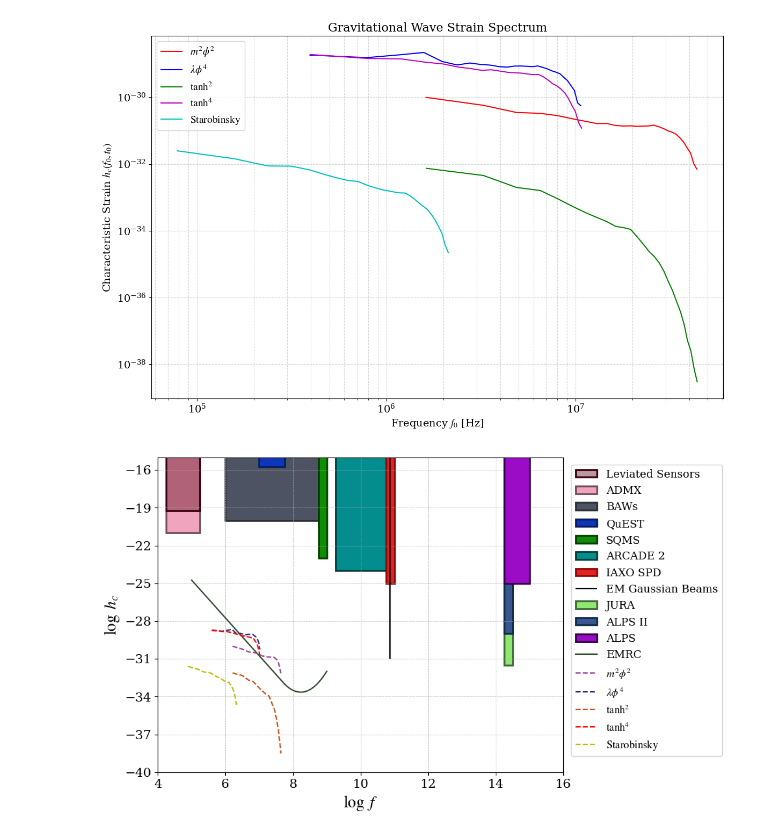
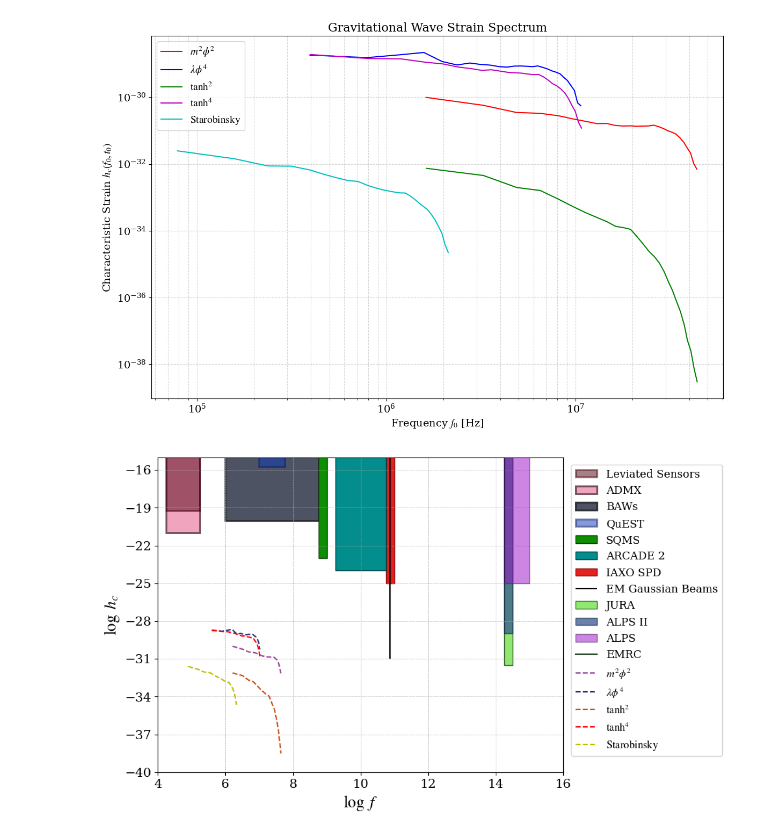
Before and after one commit to TomasCiccarella/Tesis, a Jupyter notebook: cosmolattice/GW_Exp.ipynb, the cells around one changed output. Cells and saved outputs as stored; diff of their text form; code cells hidden in the pictures.

```diff
--- a/cosmolattice/GW_Exp.ipynb
+++ b/cosmolattice/GW_Exp.ipynb
@@ -210,7 +210,8 @@ rectLS = patches.Rectangle(
     edgecolor=to_rgba("#3a000d", alpha=1.0),
     linewidth=2,
     label="Leviated Sensors",
-    zorder=1
+    zorder=1,
+    alpha = 0.5
 )
 ax.add_patch(rectLS)
 
@@ -223,7 +224,7 @@ rectADMX = patches.Rectangle(
     alpha=1,
     linewidth=2,
     label = "ADMX",
-    zorder = 0
+    zorder = 0,
 )
 ax.add_patch(rectADMX)
 
@@ -236,7 +237,7 @@ rectBAWs = patches.Rectangle(
     alpha=1,
     linewidth=2,
     label = "BAWs",
-    zorder = 0
+    zorder = 0,
 )
 ax.add_patch(rectBAWs)
 
@@ -246,7 +247,7 @@ rectQuEST = patches.Rectangle(
     1,             # alto
     facecolor=to_rgba("#0e36b9", alpha=0.2),
     edgecolor=to_rgba("#071c5f", alpha=1.0),
-    alpha=1,
+    alpha=0.5,
     linewidth=2,
     label = "QuEST",
     zorder = 1
@@ -260,9 +261,8 @@ rectSQMS = patches.Rectangle(
     facecolor=to_rgba("#0f8d04", alpha=0.2),
     edgecolor=to_rgba("#063d01", alpha=1.0),
     alpha=1,
-    linewidth=2,
     label = "SQMS",
-    zorder = 0
+    zorder = 0,
 )
 ax.add_patch(rectSQMS)
 
@@ -273,9 +273,8 @@ rectARCADE2 = patches.Rectangle(
     facecolor=to_rgba("#048d8d", alpha=0.2),
     edgecolor=to_rgba("#013b3d", alpha=1.0),
     alpha=1,
-    linewidth=2,
     label = "ARCADE 2",
-    zorder = 0
+    zorder = 0.5,
 )
 ax.add_patch(rectARCADE2)
 
@@ -286,9 +285,8 @@ rectIAXOSPD = patches.Rectangle(
     facecolor=to_rgba("#e42020", alpha=0.2),
     edgecolor=to_rgba("#8d0a0a", alpha=1.0),
     alpha=1,
-    linewidth=2,
     label = "IAXO SPD",
-    zorder = 0
+    zorder = 0,
 )
 ax.add_patch(rectIAXOSPD)
 
@@ -301,9 +299,8 @@ rectJURA = patches.Rectangle(
     facecolor=to_rgba("#92e770", alpha=0.2),
     edgecolor=to_rgba("#396934", alpha=1.0),
     alpha=1,
-    linewidth=2,
     label = "JURA",
-    zorder = 0
+    zorder = 0,
 )
 ax.add_patch(rectJURA)
 
@@ -313,10 +310,9 @@ rectALPSII = patches.Rectangle(
     20,            # alto
     facecolor=to_rgba("#385791", alpha=0.2),
     edgecolor=to_rgba("#0F2A44", alpha=1.0),
-    alpha=1,
-    linewidth=2,
+    alpha=0.75,
     label = "ALPS II",
-    zorder = 1
+    zorder = 1,
 )
 ax.add_patch(rectALPSII)
 
@@ -326,38 +322,41 @@ rectALPS = patches.Rectangle(
     20,            # alto
     facecolor=to_rgba("#9B0CC7", alpha=0.2),
     edgecolor=to_rgba("#310244", alpha=1.0),
-    alpha=1,
-    linewidth=2,
+    alpha=0.5,
     label = "ALPS",
     zorder = 2
 )
 ax.add_patch(rectALPS)
 
 x1 = np.linspace(5,7.75,1000)
 y1 = (-33+24.75)/(7.75-5)*(x1-5) - 24.75
-ax.plot(x1, y1, color="#314B2E", linestyle='-', linewidth=1.5, label='EMRC', zorder=2)
+#ax.plot(x1, y1, color="#314B2E", linestyle='-', linewidth=1.5, label='EMRC', zorder=2)
 x2 = np.linspace(7.75,9,1000)
 y2 = 14/5*x2**2 - 461/10 * x2 + 1561/10
-ax.plot(x2, y2, color="#314B2E", linestyle='-', linewidth=1.5, zorder=2)
+#ax.plot(x2, y2, color="#314B2E", linestyle='-', linewidth=1.5, zorder=2)
+
+x3 = [9.9,10,10.1]
+y3 = [-19,-19,-19]
+ax.plot(x3,y3, color = "#314B2E", label = "EMRC", zorder = 0.001)
 
 ax.plot(np.log10(data_m2phi2[:, 0]), np.log10(data_m2phi2[:, 1]), '--', label=r'$m^2\phi^2$', color = "#974397")
 ax.plot(np.log10(data_lphi4[:, 0]), np.log10(data_lphi4[:, 1]), '--', label=r'$\lambda\phi^4$', color = "#2c2c7e")
 ax.plot(np.log10(data_tanh2[:, 0]), np.log10(data_tanh2[:, 1]), '--', label=r'$\tanh^2$', color = "#ca4e14")
 ax.plot(np.log10(data_tanh4[:,  0]), np.log10(data_tanh4[:,  1]), '--', label=r'$\tanh^4$', color = '#ff0000')
 ax.plot(np.log10(data_Starobinsky[:,  0]), np.log10(data_Starobinsky[:,  1]), '--', label=r'$\text{Starobinsky}$', color = "#bdbd00")
 
 ax.set_xlim(4, 16)
 ax.set_ylim(-40, -15)
 ax.set_xticks(np.arange(4, 18, 2))
 ax.set_yticks(np.arange(-40, -14, 3))
 ax.set_xlabel(r'$\log ~ f$', fontsize=18)
 ax.set_ylabel(r'$\log ~ h_c$', fontsize=18)
 ax.legend(loc=(1.02,0.05), fontsize=12)
 plt.tight_layout()
 #plt.show()
 plt.savefig("GW_Strain_Spectrum.pdf", format = "pdf", bbox_inches='tight')
 # %% [output]
-[figure, old version]
+[figure, new version]
 # %%
 H0 = 67.4 * 1e3 / (3.086e22)  # Hubble constant in SI units (s^-1)
 
```
Also changed, not shown: parts of 5 cells of this notebook, 18 other files.
